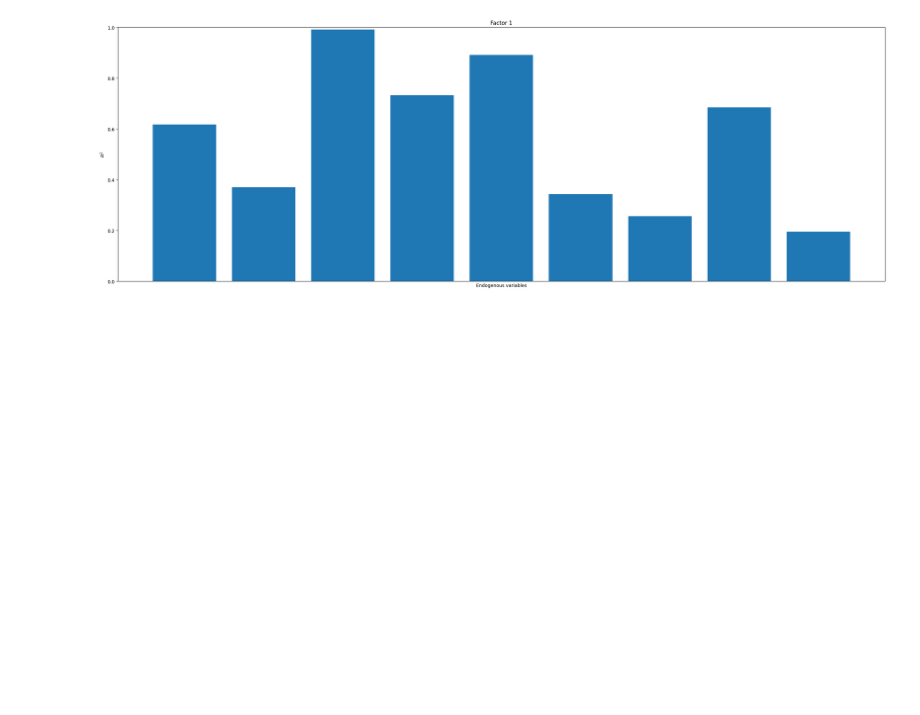
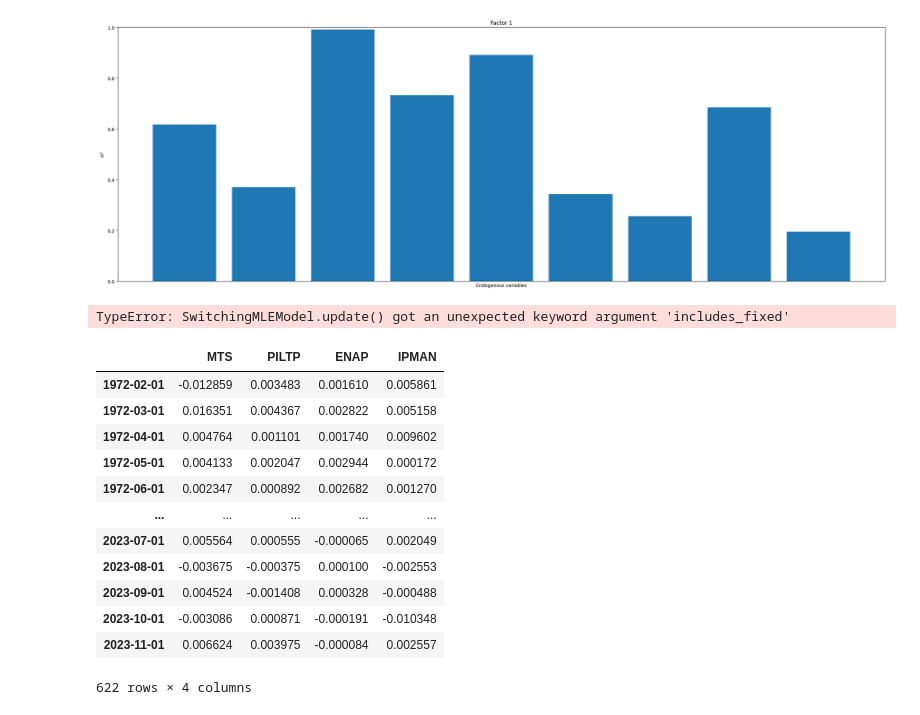
Before and after one commit to WildCry/DfmMs-model, a Jupyter notebook: analysis.ipynb, the cells around one changed output. Saved outputs shown, nothing was run; the diff lists cells and outputs as text; code cells hidden in the pictures; blank space fills up the shorter version.

```diff
--- a/analysis.ipynb
+++ b/analysis.ipynb
@@ -305,0 +317,20 @@ res2.plot_coefficients_of_determination(figsize=(30,10))
+# %%
+res = mod.fit()
+# %% [output]
+TypeError: SwitchingMLEModel.update() got an unexpected keyword argument 'includes_fixed'
+# %%
+df2
+# %% [output]
+|  | MTS | PILTP | ENAP | IPMAN |
+| 1972-02-01 | -0.012859 | 0.003483 | 0.001610 | 0.005861 |
+| 1972-03-01 | 0.016351 | 0.004367 | 0.002822 | 0.005158 |
+| 1972-04-01 | 0.004764 | 0.001101 | 0.001740 | 0.009602 |
+| 1972-05-01 | 0.004133 | 0.002047 | 0.002944 | 0.000172 |
+| 1972-06-01 | 0.002347 | 0.000892 | 0.002682 | 0.001270 |
+| ... | ... | ... | ... | ... |
+| 2023-07-01 | 0.005564 | 0.000555 | -0.000065 | 0.002049 |
+| 2023-08-01 | -0.003675 | -0.000375 | 0.000100 | -0.002553 |
+| 2023-09-01 | 0.004524 | -0.001408 | 0.000328 | -0.000488 |
+| 2023-10-01 | -0.003086 | 0.000871 | -0.000191 | -0.010348 |
+| 2023-11-01 | 0.006624 | 0.003975 | -0.000084 | 0.002557 |
+622 rows × 4 columns
```
Also changed, not shown: parts of 2 cells of this notebook, 32 other files.
